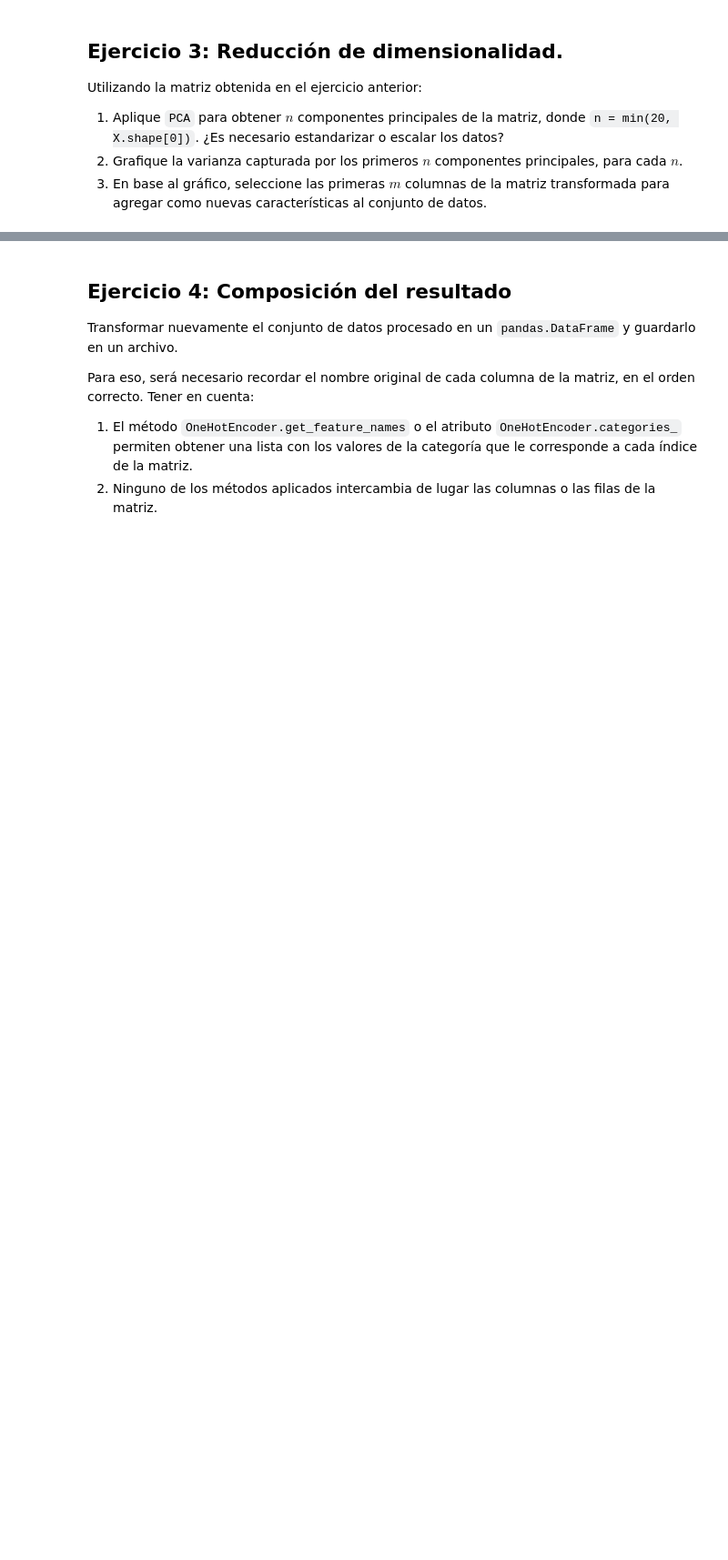
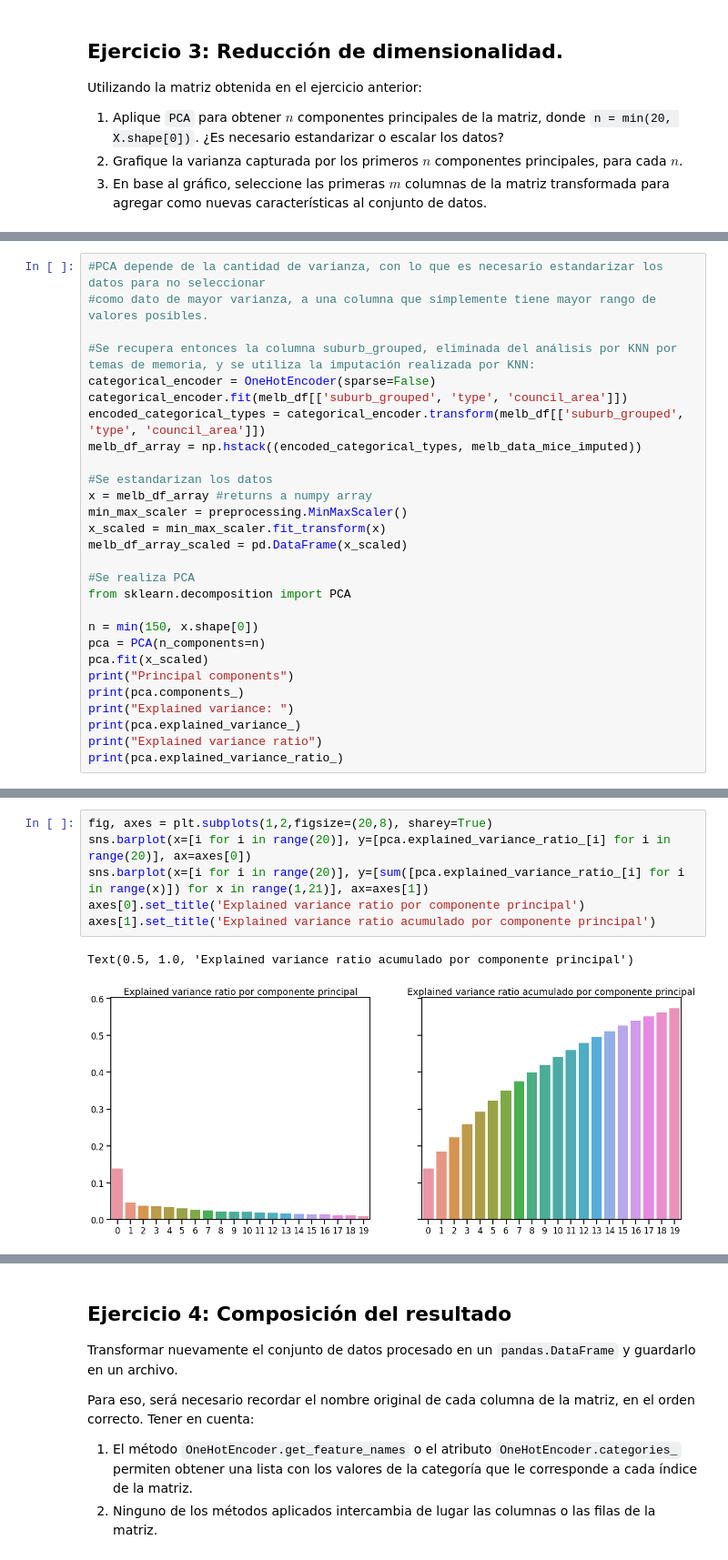
Before and after one commit to fnbellomo/DiploDatos2021, a Jupyter notebook: 02_AnalisisYCuracion/Entregable_Parte_2_Natan.ipynb, the cells around one changed output, grey strips where cells are left out. Shown: that part at 91% size. Cells and saved outputs as stored; diff of their text form; blank space fills up the shorter version.

```diff
--- a/02_AnalisisYCuracion/Entregable_Parte_2_Natan.ipynb
+++ b/02_AnalisisYCuracion/Entregable_Parte_2_Natan.ipynb
@@ -302,0 +316,28 @@ Utilizando la matriz obtenida en el ejercicio anterior:
+# %%
+#PCA depende de la cantidad de varianza, con lo que es necesario estandarizar los datos para no seleccionar
+#como dato de mayor varianza, a una columna que simplemente tiene mayor rango de valores posibles.
+
+#Se recupera entonces la columna suburb_grouped, eliminada del análisis por KNN por temas de memoria, y se utiliza la imputación realizada por KNN:
+categorical_encoder = OneHotEncoder(sparse=False)
+categorical_encoder.fit(melb_df[['suburb_grouped', 'type', 'council_area']])
+encoded_categorical_types = categorical_encoder.transform(melb_df[['suburb_grouped', 'type', 'council_area']])
+melb_df_array = np.hstack((encoded_categorical_types, melb_data_mice_imputed))
+
+#Se estandarizan los datos
+x = melb_df_array #returns a numpy array
+min_max_scaler = preprocessing.MinMaxScaler()
+x_scaled = min_max_scaler.fit_transform(x)
+melb_df_array_scaled = pd.DataFrame(x_scaled)
+
+#Se realiza PCA
+from sklearn.decomposition import PCA
+
+n = min(150, x.shape[0])
+pca = PCA(n_components=n)
+pca.fit(x_scaled)
+print("Principal components")
+print(pca.components_)
+print("Explained variance: ")
+print(pca.explained_variance_)
+print("Explained variance ratio")
+print(pca.explained_variance_ratio_)
@@ -302,0 +365,9 @@ Utilizando la matriz obtenida en el ejercicio anterior:
+# %%
+fig, axes = plt.subplots(1,2,figsize=(20,8), sharey=True)
+sns.barplot(x=[i for i in range(20)], y=[pca.explained_variance_ratio_[i] for i in range(20)], ax=axes[0])
+sns.barplot(x=[i for i in range(20)], y=[sum([pca.explained_variance_ratio_[i] for i in range(x)]) for x in range(1,21)], ax=axes[1])
+axes[0].set_title('Explained variance ratio por componente principal')
+axes[1].set_title('Explained variance ratio acumulado por componente principal')
+# %% [output]
+Text(0.5, 1.0, 'Explained variance ratio acumulado por componente principal')
+[figure, added]
```
Also changed, not shown: parts of 10 cells of this notebook.
